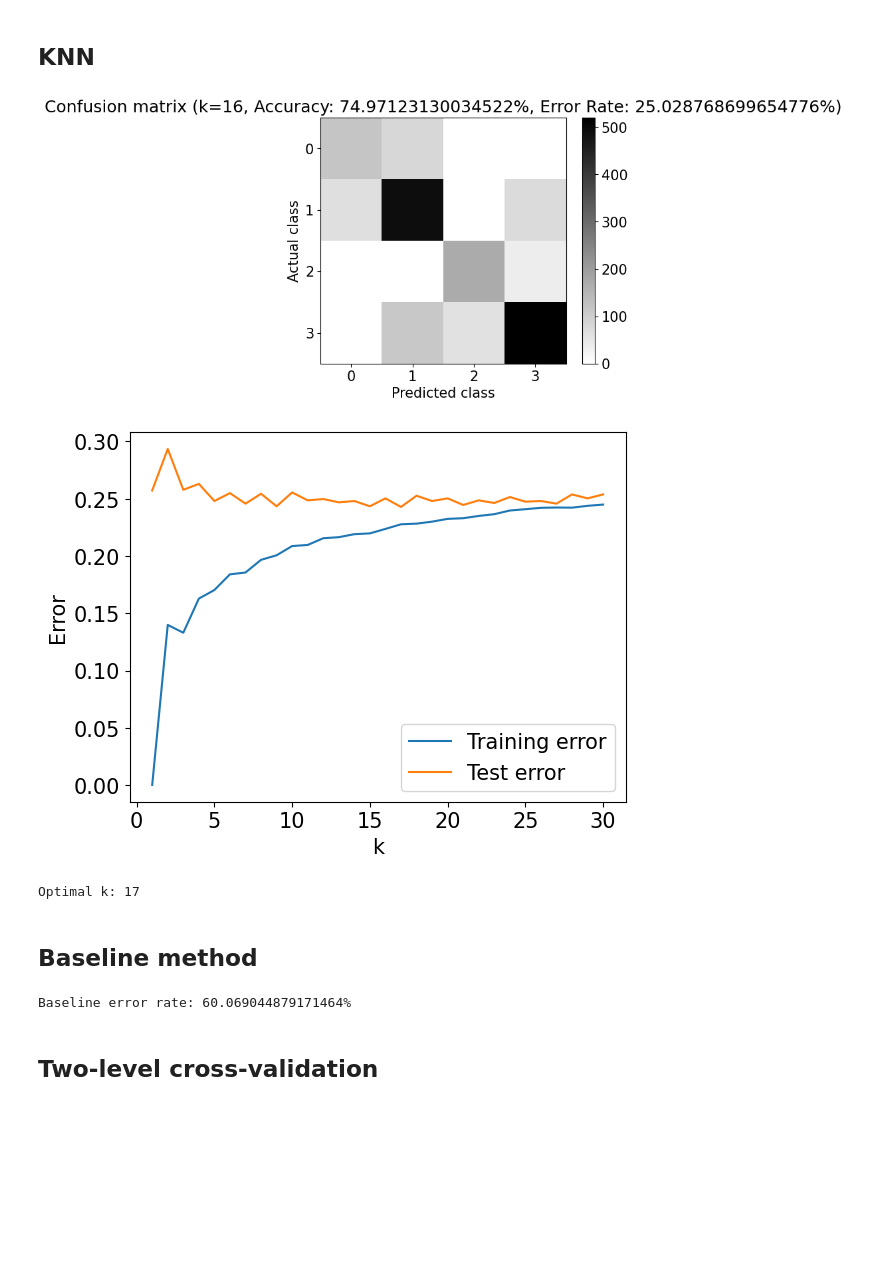
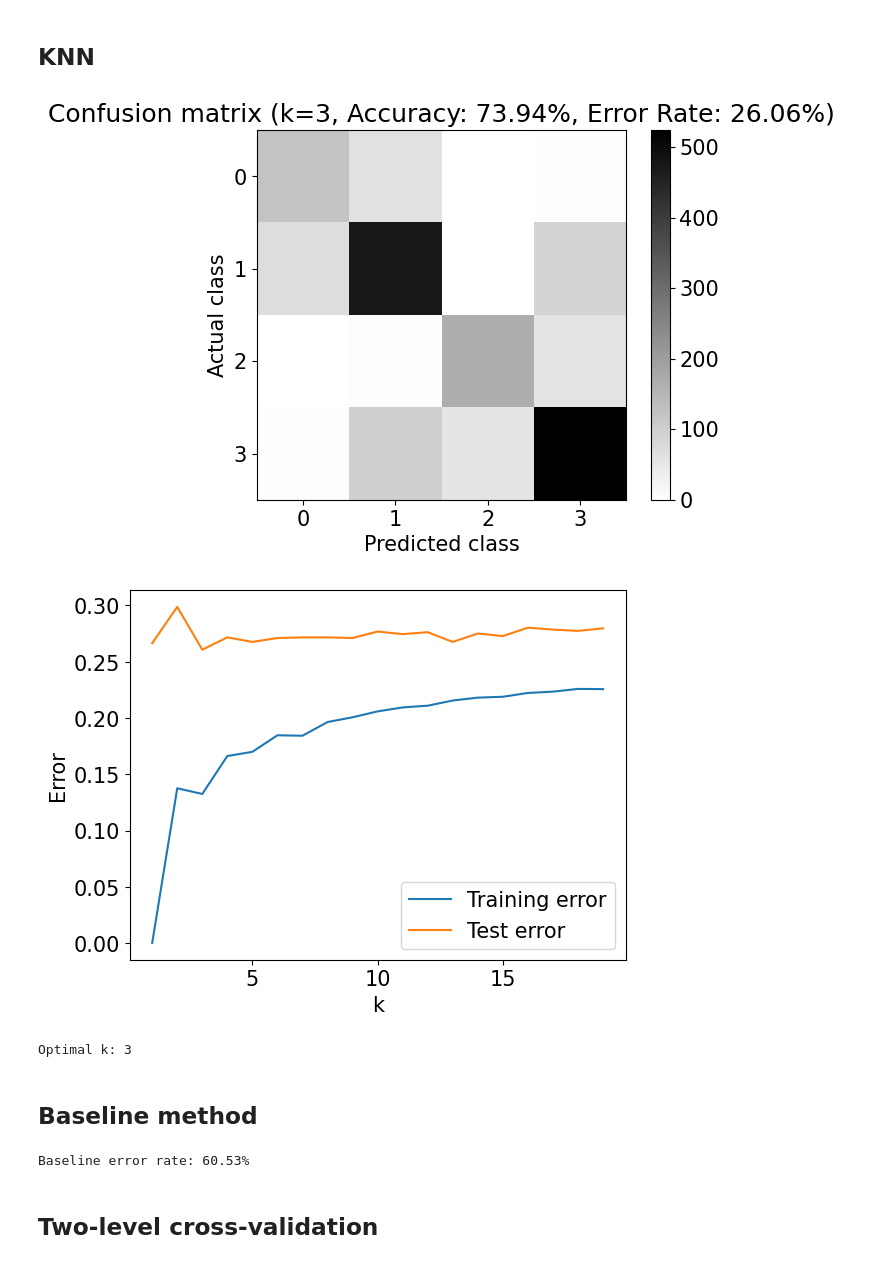
Before and after one commit to NicoloResmini/dtu-02450-projects, a Jupyter notebook: project_2/classification_nicolo.ipynb, the cells around one changed output. Drawn from its saved outputs; the diff is of its cells as text; code cells hidden in the pictures; blank space fills up the shorter version.

Commit message:
hyperparameters tuning and plots updated

```diff
--- a/project_2/classification_nicolo.ipynb
+++ b/project_2/classification_nicolo.ipynb
@@ -122,7 +122,7 @@ X_test = scaler.transform(X_test)
 ## Logistic regression
 # %%
 # Fit regularized logistic regression model to training data
-lambda_interval = np.logspace(0, 5, 50)
+lambda_interval = np.logspace(2, 4, 50)
 train_error_rate = np.zeros(len(lambda_interval))
 test_error_rate = np.zeros(len(lambda_interval))
 coefficient_norm = np.zeros(len(lambda_interval))
@@ -161,12 +161,4 @@ plt.title('Classification error')
 plt.legend(['Training error','Test error','Test minimum'],loc='upper right')
 plt.grid()
 plt.show()
-
-plt.figure(figsize=(8,8))
-plt.semilogx(lambda_interval, coefficient_norm,'k')
-plt.ylabel('L2 Norm')
-plt.xlabel('Regularization strength, $\log_{10}(\lambda)$')
-plt.title('Parameter vector L2 norm')
-plt.grid()
-plt.show()
 # %% [output]
@@ -193,10 +184,10 @@ metric_params = {} # no parameters needed for minkowski
 #metric_params={'V': cov(X_train, rowvar=False)}
 
 # Range of k values to try
-k_values = range(1, 31)
+k_values = range(1, 20)
 
-# Choose a specific k value for which to display the confusion matrix
-k_display = 16
+# Choose a specific k value for which to display the confusion matrix (found after running this cell)
+k_display = 3
 
 train_errors = []
 test_errors = []
@@ -212,43 +203,42 @@ for K in k_values:
     train_error = np.mean(y_train_est != y_train)
     train_errors.append(train_error)
 
     # Compute test error
     y_est = knclassifier.predict(X_test)
     test_error = np.mean(y_est != y_test)
     test_errors.append(test_error)
 
     # Compute and plot confusion matrix for the chosen k value
     if K == k_display:
         cm = confusion_matrix(y_test, y_est)
-        accuracy = 100*cm.diagonal().sum()/cm.sum()
-        error_rate = 100-accuracy
+        accuracy = round(100*cm.diagonal().sum()/cm.sum(), 2)
+        error_rate = round(100-accuracy, 2)
 
         plt.figure()
         plt.imshow(cm, cmap='binary', interpolation='None')
         plt.colorbar()
         plt.xticks(range(C))
         plt.yticks(range(C))
         plt.xlabel('Predicted class')
         plt.ylabel('Actual class')
         plt.title('Confusion matrix (k={0}, Accuracy: {1}%, Error Rate: {2}%)'.format(K, accuracy, error_rate))
 
 # Plot training and test error as a function of k
 plt.figure()
 plt.plot(k_values, train_errors, label='Training error')
 plt.plot(k_values, test_errors, label='Test error')
 plt.legend()
 plt.xlabel('k')
 plt.ylabel('Error')
 plt.show()
+
+# find the minimum test error and optimal k, and substitute in the code above
+k_star = np.argmin(test_errors)
+print('Optimal k: {0}'.format(k_values[k_star]))
 # %% [output]
-[figure, old version]
+[figure, new version]
-[figure, old version]
+[figure, new version]
+Optimal k: 3
-# %%
-# find the minimum test error and optimal k, and substitute in the code above
-k_star = np.argmin(test_errors)
-print('Optimal k: {0}'.format(k_values[k_star]))
-# %% [output]
-Optimal k: 17
 # %% [markdown]
 ## Baseline method
 # %%
@@ -270,9 +260,9 @@ y_pred = baseline_method(y_train, y_test)
 # Compute the classification error rate
 baseline_error = np.mean(y_pred != y_test)
 
-print('Baseline error rate: {0}%'.format(baseline_error*100))
+print('Baseline error rate: {0}%'.format(round(baseline_error*100, 2)))
 # %% [output]
-Baseline error rate: 60.069044879171464%
+Baseline error rate: 60.53%
 # %% [markdown]
 ## Two-level cross-validation
 # %%
```
Also changed, not shown: parts of 9 cells of this notebook, 3 other files.
